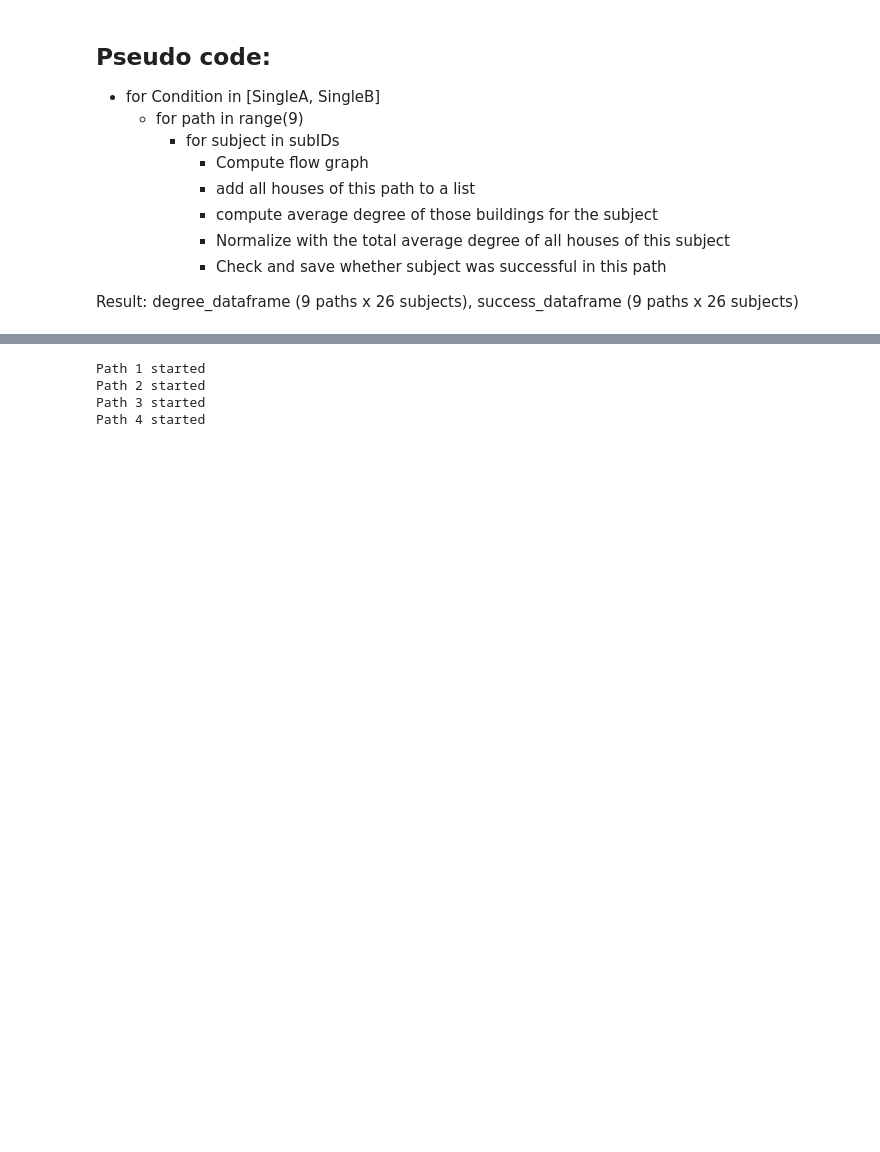
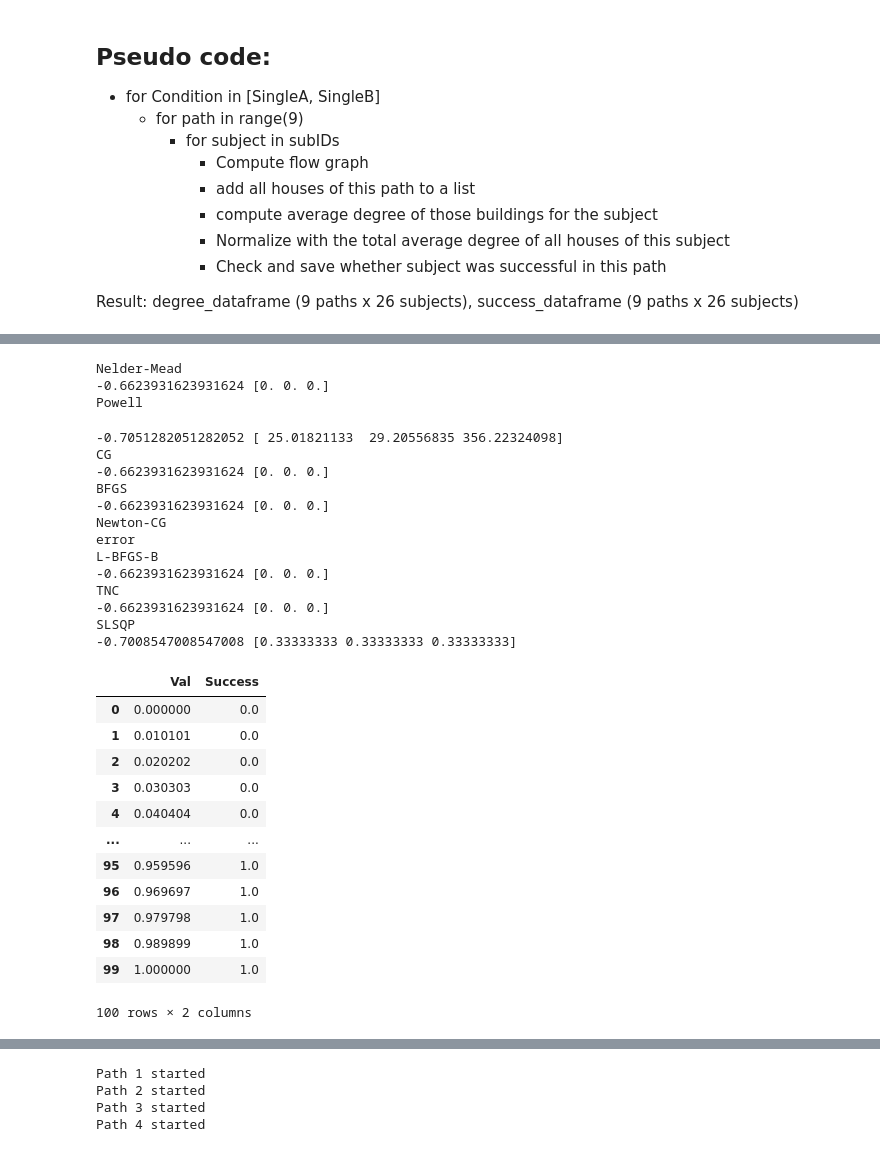
Before and after one commit to lucasessmann/GTA_ET, a Jupyter notebook: FlowAnalysis.ipynb, the cells around one changed output, grey strips where cells are left out. Saved outputs shown, nothing was run; the diff lists cells and outputs as text; code cells hidden in the pictures; blank space fills up the shorter version.

```diff
--- a/FlowAnalysis.ipynb
+++ b/FlowAnalysis.ipynb
@@ -1829,0 +2049,58 @@ Result: degree_dataframe (9 paths x 26 subjects), success_dataframe (9 paths x 2
+# %%
+from scipy.optimize import minimize, LinearConstraint
+# Optimizing weight of start house, flow houses, target house in convex combination to predict succ/fail
+
+def optim_targ(inp_x, dataset):
+    inputs = np.array(dataset.drop(['Success'], axis=1));
+    inputs_combined = inputs.dot(inp_x).reshape(-1,1)
+    target = np.array(dataset.Success)
+
+    clf = LogisticRegression().fit(inputs_combined, target);
+    return -clf.score(inputs_combined,target)
+
+# Setting the constraints (all have to be positive, all have to add up to 1)
+param_const_1 = LinearConstraint([1,1,1],1,1)
+param_const_a = LinearConstraint([1,0,0],0, np.inf)
+param_const_b = LinearConstraint([0,1,0],0, np.inf)
+param_const_c = LinearConstraint([0,0,1],0, np.inf)
+consts = [param_const_1, param_const_a, param_const_b, param_const_c];
+
+# Trying different solving methods
+for meth in ['Nelder-Mead','Powell','CG','BFGS','L-BFGS-B','TNC'\
+            ,'SLSQP']:
+    print(meth);
+    try:
+        res = minimize(optim_targ, np.array([0.0, 0.0, 0.0]), method=meth, args=(optim_dataset),constraints=consts)
+        print(res.fun, res.x)
+    except:
+        print('error')
+# %% [output]
+Nelder-Mead
+-0.6623931623931624 [0. 0. 0.]
+Powell
+-0.7051282051282052 [ 25.01821133  29.20556835 356.22324098]
+CG
+-0.6623931623931624 [0. 0. 0.]
+BFGS
+-0.6623931623931624 [0. 0. 0.]
+Newton-CG
+error
+L-BFGS-B
+-0.6623931623931624 [0. 0. 0.]
+TNC
+-0.6623931623931624 [0. 0. 0.]
+SLSQP
+-0.7008547008547008 [0.33333333 0.33333333 0.33333333]
+|  | Val | Success |
+| 0 | 0.000000 | 0.0 |
+| 1 | 0.010101 | 0.0 |
+| 2 | 0.020202 | 0.0 |
+| 3 | 0.030303 | 0.0 |
+| 4 | 0.040404 | 0.0 |
+| ... | ... | ... |
+| 95 | 0.959596 | 1.0 |
+| 96 | 0.969697 | 1.0 |
+| 97 | 0.979798 | 1.0 |
+| 98 | 0.989899 | 1.0 |
+| 99 | 1.000000 | 1.0 |
+100 rows × 2 columns
```
Also changed, not shown: parts of 6 cells of this notebook.
